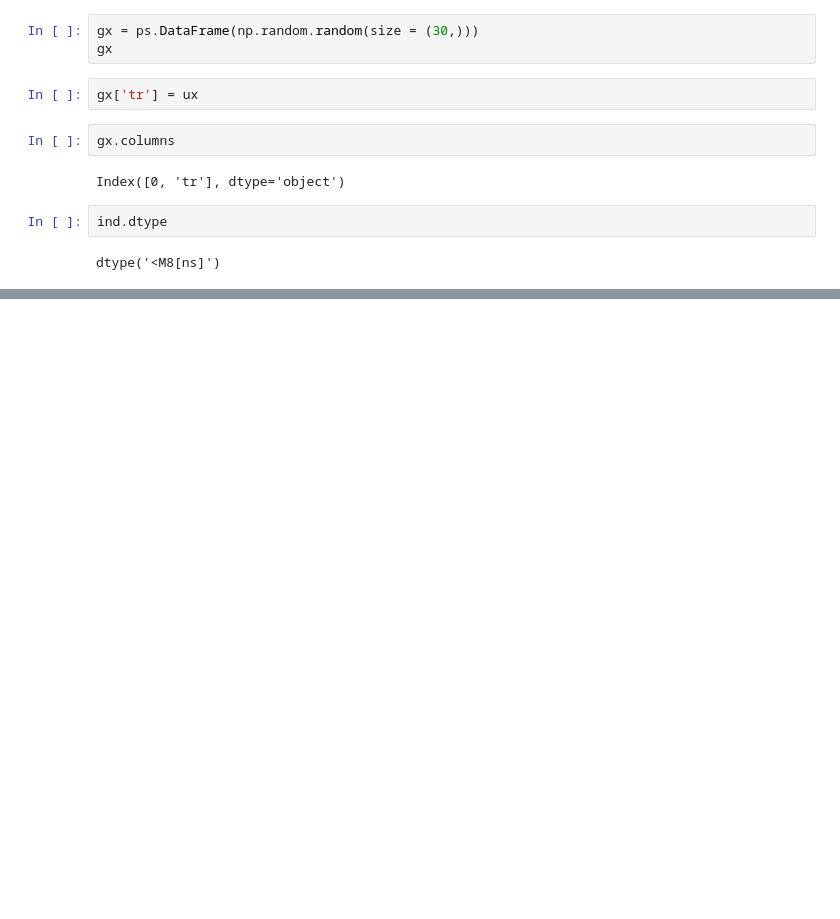
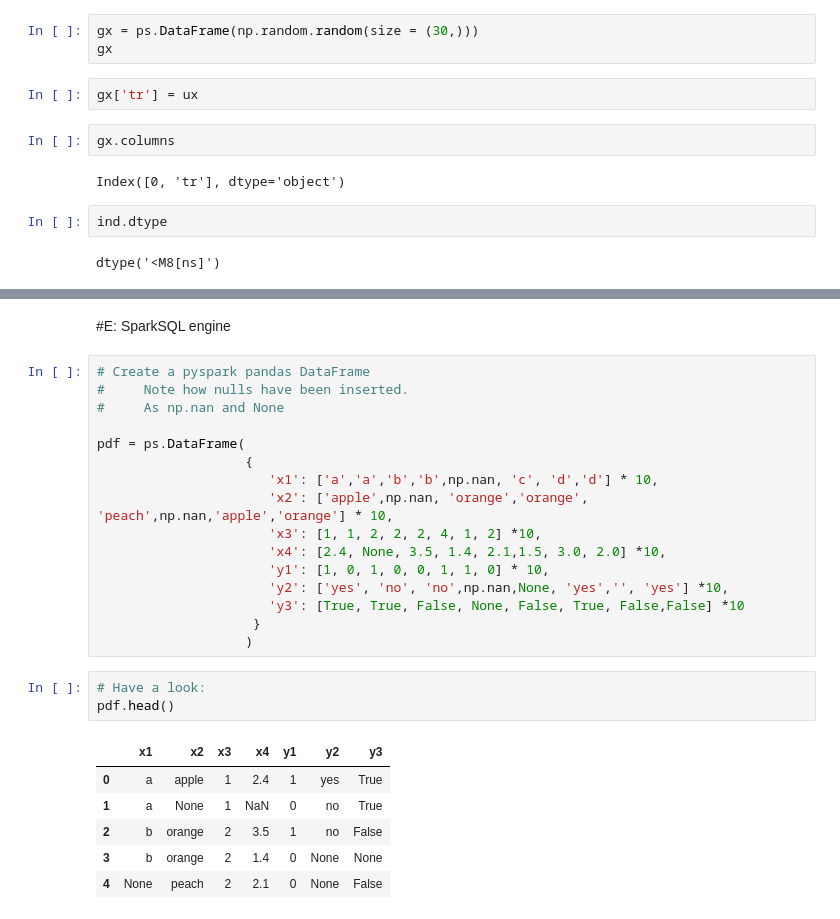
Before and after one commit to Bedadeepa/Hadoop_spark_kafka, a Jupyter notebook: spark_DataFrames.ipynb, the cells around one changed output, grey strips where cells are left out. Drawn from its saved outputs; the diff is of its cells as text; blank space fills up the shorter version.

```diff
--- a/spark_DataFrames.ipynb
+++ b/spark_DataFrames.ipynb
@@ -817,0 +768,28 @@ ps.DataFrame(np.random.random(size = (30, 5)) )
+# %% [markdown]
+#E: SparkSQL engine
+# %%
+# Create a pyspark pandas DataFrame
+#     Note how nulls have been inserted.
+#     As np.nan and None
+
+pdf = ps.DataFrame(
+                   {
+                      'x1': ['a','a','b','b',np.nan, 'c', 'd','d'] * 10,
+                      'x2': ['apple',np.nan, 'orange','orange', 'peach',np.nan,'apple','orange'] * 10,
+                      'x3': [1, 1, 2, 2, 2, 4, 1, 2] *10,
+                      'x4': [2.4, None, 3.5, 1.4, 2.1,1.5, 3.0, 2.0] *10,
+                      'y1': [1, 0, 1, 0, 0, 1, 1, 0] * 10,
+                      'y2': ['yes', 'no', 'no',np.nan,None, 'yes','', 'yes'] *10,
+                      'y3': [True, True, False, None, False, True, False,False] *10
+                    }
+                   )
+# %%
+# Have a look:
+pdf.head()
+# %% [output]
+|  | x1 | x2 | x3 | x4 | y1 | y2 | y3 |
+| 0 | a | apple | 1 | 2.4 | 1 | yes | True |
+| 1 | a | None | 1 | NaN | 0 | no | True |
+| 2 | b | orange | 2 | 3.5 | 1 | no | False |
+| 3 | b | orange | 2 | 1.4 | 0 | None | None |
+| 4 | None | peach | 2 | 2.1 | 0 | None | False |
```
Also changed, not shown: parts of 33 cells of this notebook.
